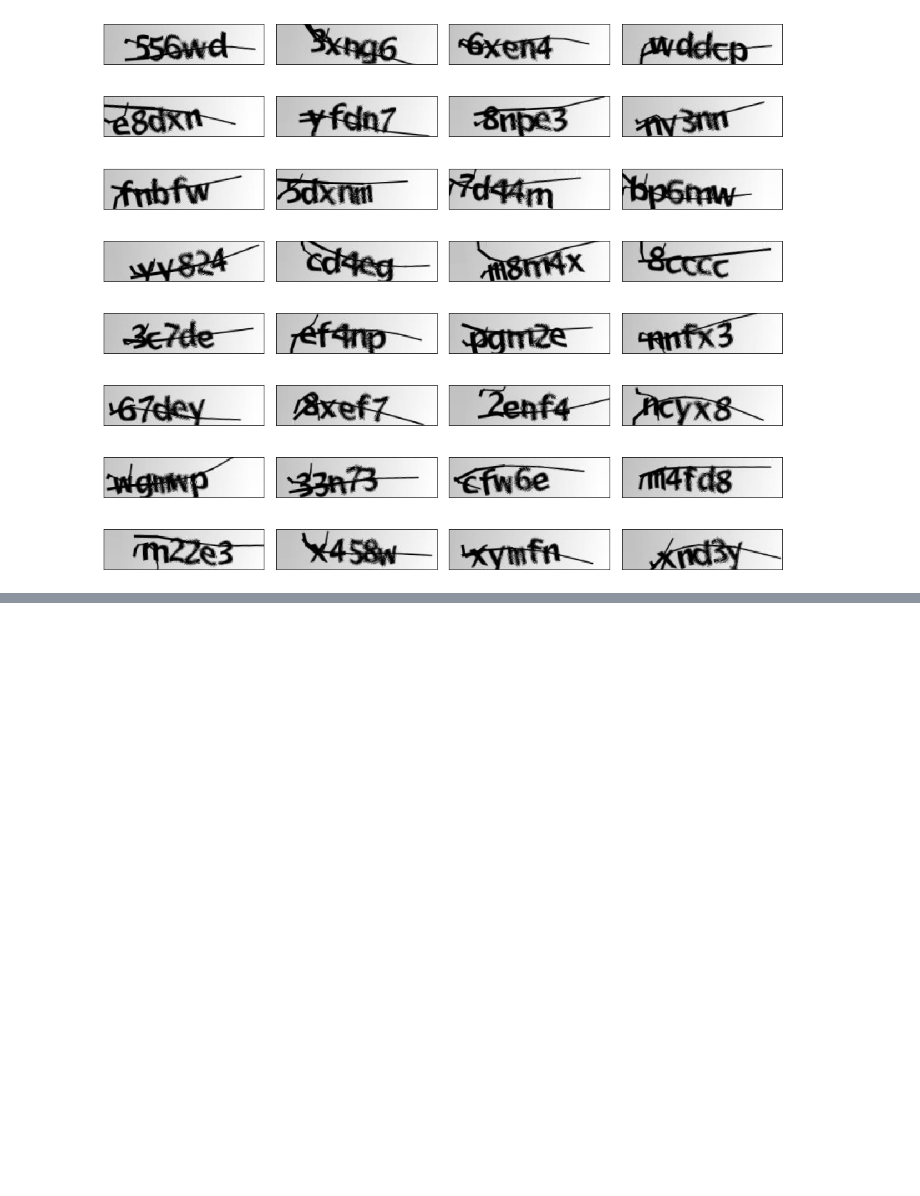
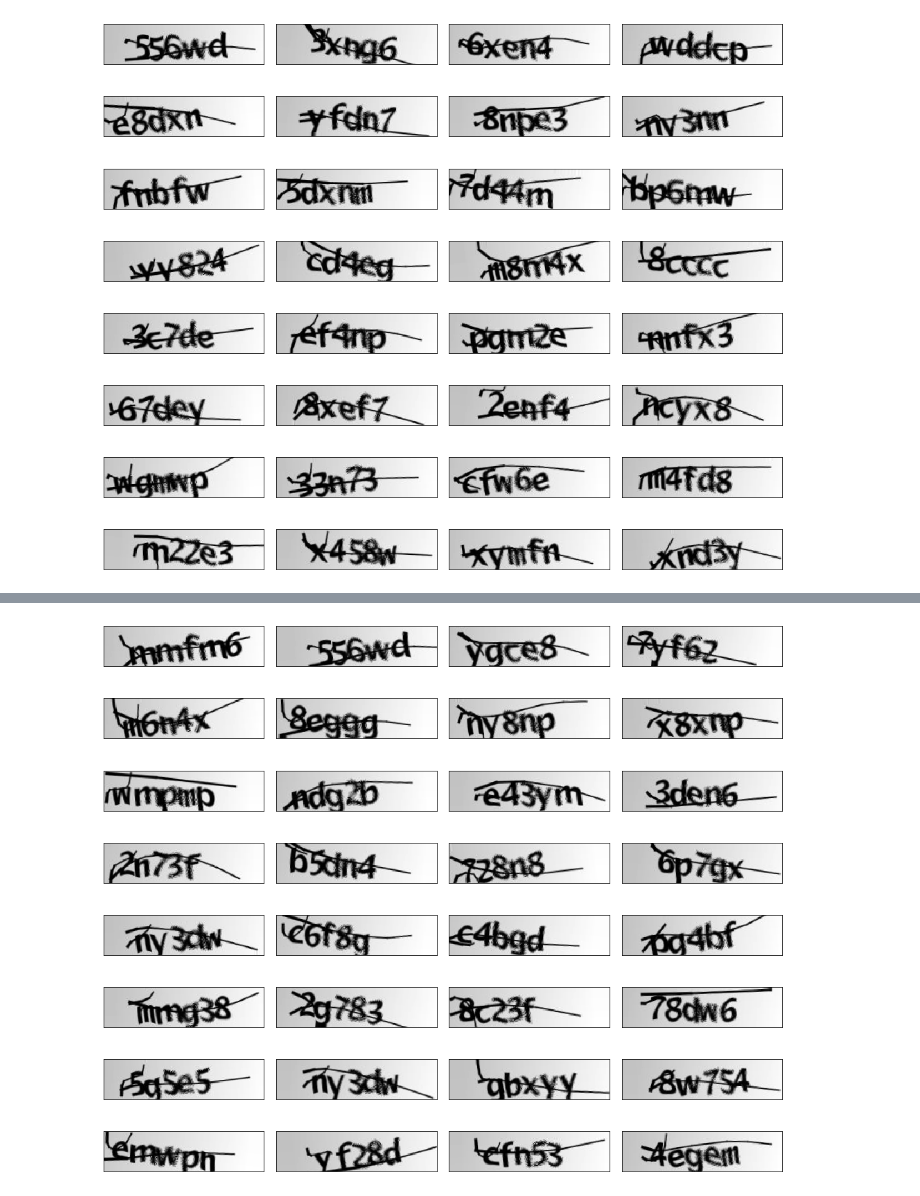
Before and after one commit to Vykstorm/CaptchaDL, a Jupyter notebook: notebooks/data_augmentation.ipynb, the cells around one changed output, grey strips where cells are left out. Cells and saved outputs as stored; diff of their text form; code cells hidden in the pictures; blank space fills up the shorter version.

```diff
--- a/notebooks/data_augmentation.ipynb
+++ b/notebooks/data_augmentation.ipynb
@@ -43,0 +124,20 @@ plt.tight_layout()
+# %%
+def batch_iterator():
+    shuffled_indices = shuffle(indices)
+    for index in range(0, n, batch_size):
+        batch_indices = shuffled_indices[index:index+batch_size]
+        yield from generator.flow(X[batch_indices, :, :, :], y[batch_indices, :, :], batch_size=batch_size, shuffle=False)
+# %%
+X_batch, y_batch = next(batch_iterator())
+
+fig, ax = plt.subplots(batch_size//4, 4, figsize=(14, 12))
+
+for i, j in product(range(0, batch_size//4), range(0, 4)):
+    plt.sca(ax[i, j])
+    plt.imshow(X_batch[i * 4 + j, :, :, 0], cmap='gray')
+    plt.xticks([])
+    plt.yticks([])
+
+plt.tight_layout()
+# %% [output]
+[figure, added]
```
Also changed, not shown: parts of 16 cells of this notebook.
